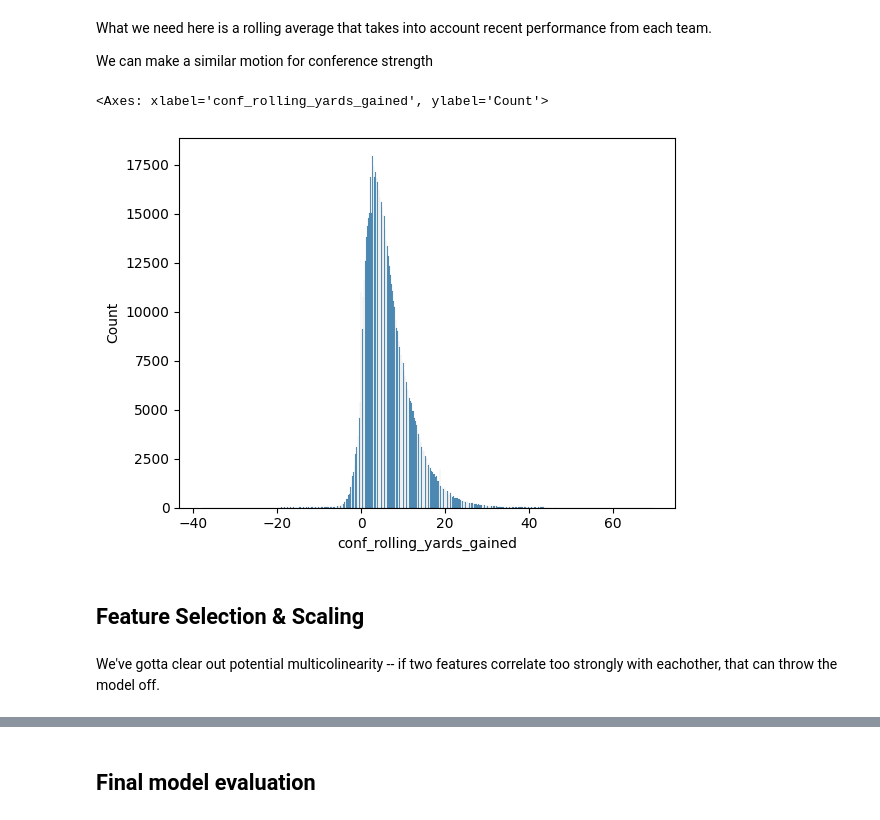
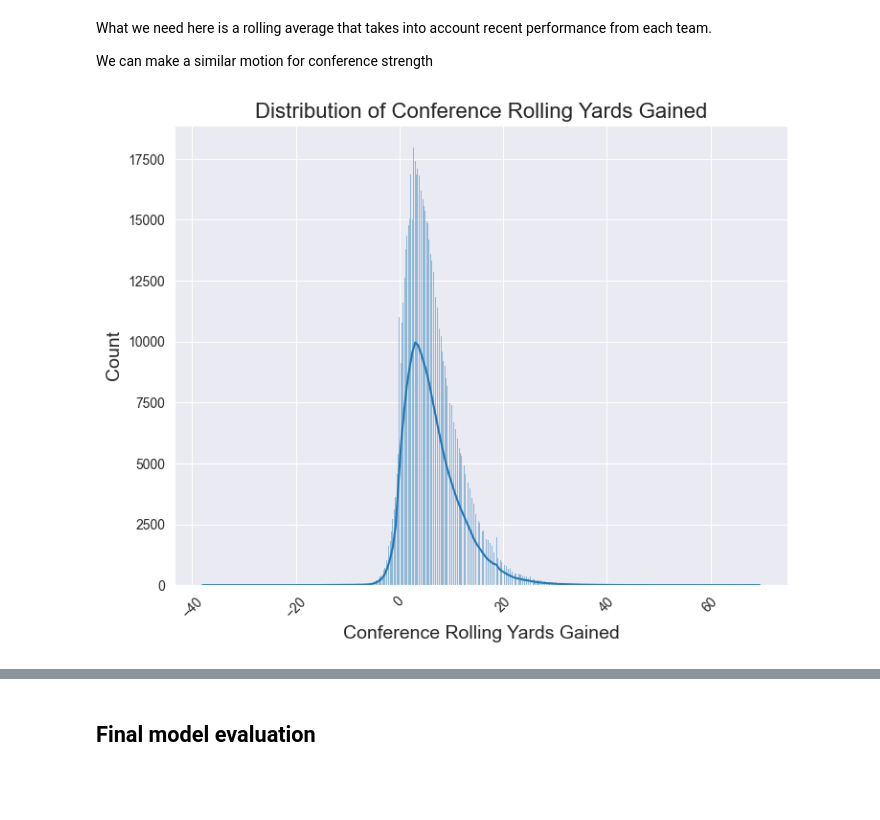
Before and after one commit to ejones77/cfb_win_probability, a Jupyter notebook: probability_modeling.ipynb, the cells around one changed output, grey strips where cells are left out. Cells and saved outputs as stored; diff of their text form; code cells hidden in the pictures; blank space fills up the shorter version.

```diff
--- a/probability_modeling.ipynb
+++ b/probability_modeling.ipynb
@@ -275,0 +228,23 @@ df = df[~df['game_id'].isin(overtime_games)]
+# %%
+import seaborn as sns
+import matplotlib.pyplot as plt
+
+sns.set_style("darkgrid")
+
+# account for the fact that each quarter starts at 15
+# Q1 needs to be 45 + (15 - clock_minutes)
+# Q2 needs to be 30 + (15 - clock_minutes), etc
+df['time_remaining_minutes'] = (4 - df['period']) * 15 + (15 - df['clock_minutes'])
+
+#OT plays will show negative values here, let's make them 0
+df.loc[df['time_remaining_minutes'] < 0, 'time_remaining_minutes'] = 0
+
+fig, ax = plt.subplots(figsize=(8, 6))
+sns.histplot(data=df, x="time_remaining_minutes", kde=True, ax=ax, color='black')
+ax.set_title("Distribution of Minutes Remaining", fontsize=16)
+ax.set_xlabel("Minutes Remaining", fontsize=14)
+ax.set_ylabel("Count", fontsize=14)
+plt.xticks(rotation=45)
+
+plt.subplots_adjust(left=0.1, right=0.9, top=0.9, bottom=0.1)
+sns.histplot(df['time_remaining_minutes'])
@@ -373,6 +390,7 @@ some trickier ideas
 - something for conference strength up to the game played in the current season
 # %%
 df['game_stage'] = df['time_remaining_minutes'].apply(lambda x: 1 if x < 15 else 0)
+df['total_score'] = df['offense_score'] + df['defense_score']
 # %%
 #add 1 to prevent divide by 0 / infinity values
 df['score_diff_time_remaining'] = df['score_differential'] / (df['time_remaining_minutes'] + 1)
@@ -404,27 +422,33 @@ What we need here is a rolling average that takes into account recent performanc
 We can make a similar motion for conference strength
 # %%
 # get the dataset in order of team, and game ID -- then take rolling average from previous four games
-
 df = df.sort_values(['offense','game_id'])
 
 N = 4
 df['team_rolling_yards_gained'] = df.groupby('offense')['yards_gained'].rolling(window=N).mean().reset_index(0, drop=True)
 df['team_rolling_score_diff'] = df.groupby('offense')['score_differential'].rolling(window=N).mean().reset_index(0, drop=True)
 
 df = df.sort_values(['offense_conference','game_id'])
 
 df['conf_rolling_yards_gained'] = df.groupby('offense_conference')['yards_gained'].rolling(window=N).mean().reset_index(0, drop=True)
 df['conf_rolling_score_diff'] = df.groupby('offense_conference')['score_differential'].rolling(window=N).mean().reset_index(0, drop=True)
 
 
 for col in ['team_rolling_yards_gained','team_rolling_score_diff','conf_rolling_yards_gained','conf_rolling_score_diff']:
     df[col] = df[col].fillna(0)
 
-sns.histplot(df['conf_rolling_yards_gained'])
+fig, ax = plt.subplots(figsize=(8, 6))
+sns.histplot(data=df, x="conf_rolling_yards_gained", kde=True, ax=ax)
+
+# Customize the plot
+ax.set_title("Distribution of Conference Rolling Yards Gained", fontsize=16)
+ax.set_xlabel("Conference Rolling Yards Gained", fontsize=14)
+ax.set_ylabel("Count", fontsize=14)
+
+# Rotate x-axis labels for better visibility
+plt.xticks(rotation=45)
+
+# Adjust the spacing between subplots
+plt.subplots_adjust(left=0.1, right=0.9, top=0.9, bottom=0.1)
 # %% [output]
-<Axes: xlabel='conf_rolling_yards_gained', ylabel='Count'>
-[figure, old version]
+[figure, new version]
-# %% [markdown]
-## Feature Selection & Scaling
-# %% [markdown]
-We've gotta clear out potential multicolinearity -- if two features correlate too strongly with eachother, that can throw the model off.
```
Also changed, not shown: parts of 27 cells of this notebook.
